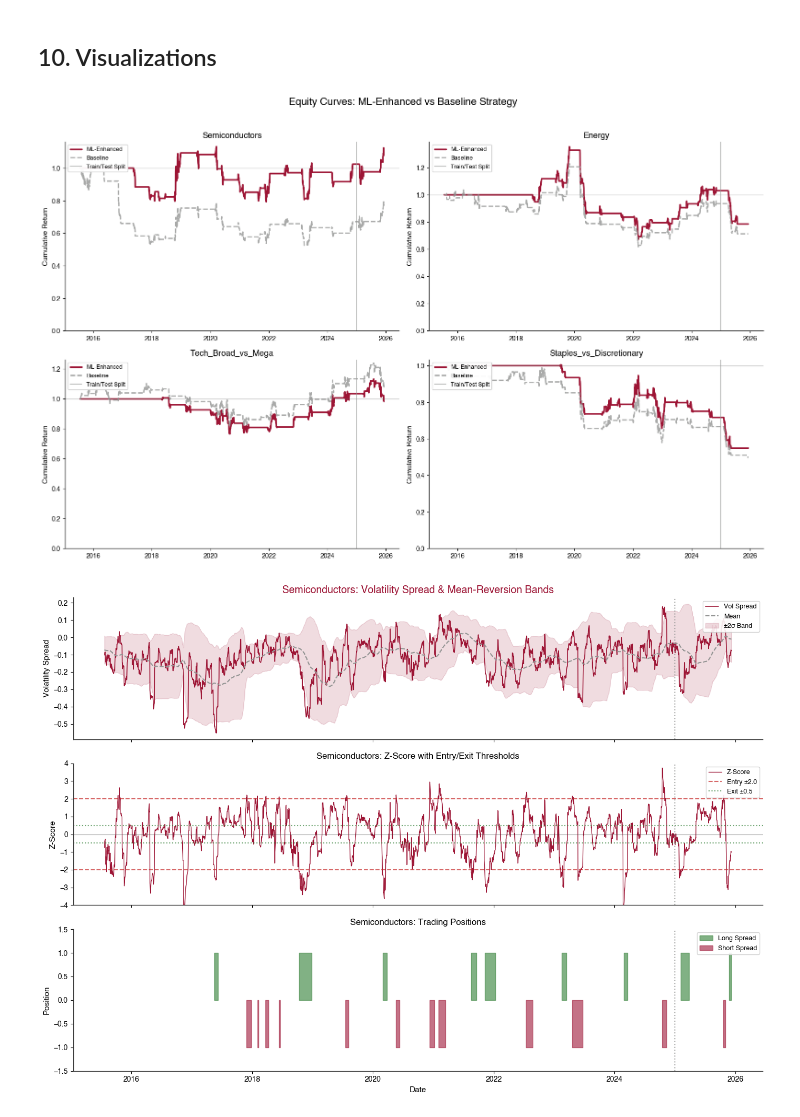
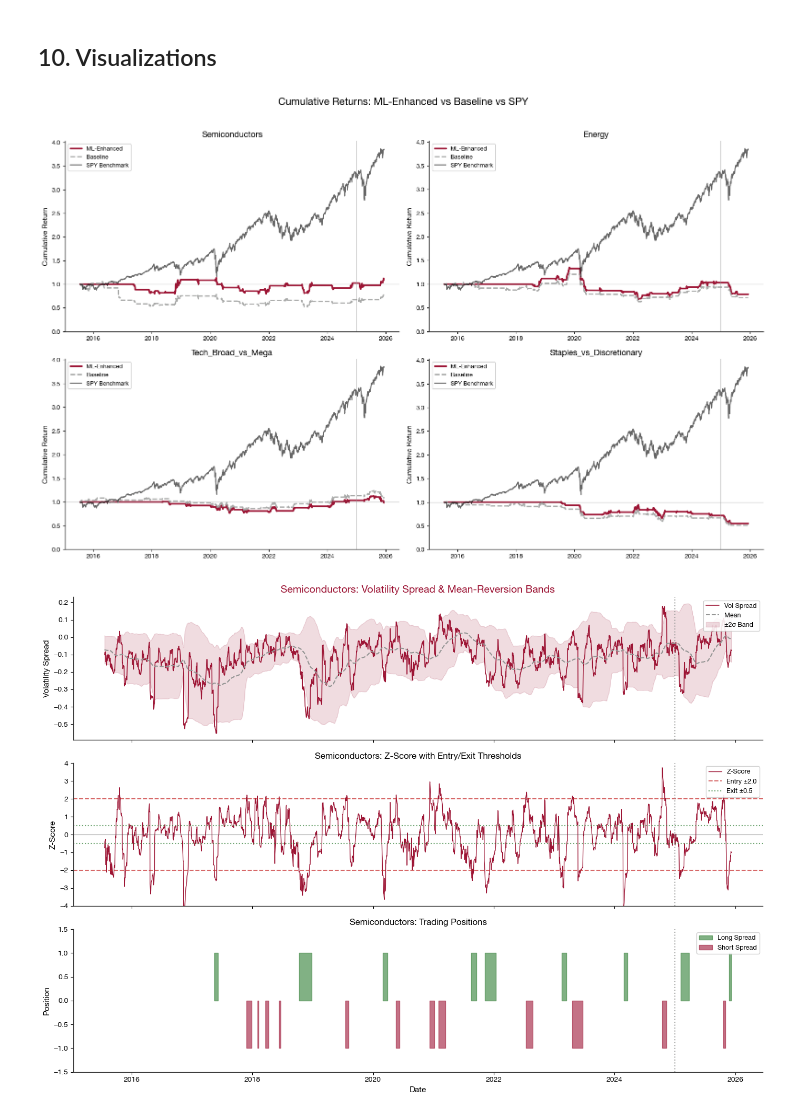
Before and after one commit to Ayan-Mahmood/QuantHFStrat, a Jupyter notebook: backtesting/v5_Enhanced_Visualization.ipynb, the cells around one changed output. Cells and saved outputs as stored; diff of their text form; code cells hidden in the pictures.

```diff
--- a/backtesting/v5_Enhanced_Visualization.ipynb
+++ b/backtesting/v5_Enhanced_Visualization.ipynb
@@ -73,7 +73,7 @@ COLOR_NEGATIVE = '#C62828'   # Red for losses
 plt.rcParams.update({
     # Font settings - Helvetica with bold for axes
     'font.family': 'sans-serif',
-    'font.sans-serif': ['Helvetica', 'Arial', 'DejaVu Sans'],
+    'font.sans-serif': ['Helvetica Neue', 'Helvetica', 'Arial', 'DejaVu Sans'],
     'font.size': 11,
     'axes.titlesize': 14,
     'axes.titleweight': 'bold',
@@ -1550,46 +1550,55 @@ Diversification Benefit: Average correlation of 0.03 between pairs
 # %% [markdown]
 ## 10. Visualizations
 # %%
+# CHART: Cumulative Returns (ML vs Baseline vs SPY) | SLIDE 9
 # =============================================================================
-# EQUITY CURVES - CLEAN STYLING
+# EQUITY CURVES - ML ENHANCED vs BASELINE vs SPY BENCHMARK
 # =============================================================================
 
 fig, axes = plt.subplots(2, 2, figsize=(16, 10))
 axes = axes.flatten()
 
 for idx, (name, df) in enumerate(results.items()):
     ax = axes[idx]
 
+    # Align SPY to same dates
+    spy_aligned = spy_returns.reindex(df.index).fillna(0)
+
     # Calculate cumulative returns
     cum_ml = (1 + df['ret_net']).cumprod()
     cum_baseline = (1 + df['ret_baseline_net']).cumprod()
+    cum_spy = (1 + spy_aligned).cumprod()
 
-    # Plot with Stevens colors
+    # Plot with Stevens colors - ML is primary, Baseline secondary, SPY benchmark
     ax.plot(df.index, cum_ml, label='ML-Enhanced', linewidth=2.5, color=STEVENS_RED)
     ax.plot(df.index, cum_baseline, label='Baseline', linewidth=2,
             linestyle='--', color=STEVENS_GRAY, alpha=0.8)
+    ax.plot(df.index, cum_spy, label='SPY Benchmark', linewidth=1.5,
+            linestyle='-', color='black', alpha=0.6)
 
     # Add 1.0 reference line (solid, subtle)
     ax.axhline(1, color='#666666', linewidth=1, linestyle='-', alpha=0.3)
 
     # Train/test split (solid line)
     ax.axvline(pd.Timestamp(TRAIN_END_DATE), color=STEVENS_GRAY, linestyle='-',
-               linewidth=1.5, alpha=0.6, label='Train/Test Split')
+               linewidth=1.5, alpha=0.4)
 
-    # Styling - no grid
+    # Styling - no grid, clean look
     ax.set_title(f'{name}', fontsize=13, fontweight='bold', color='black')
     ax.set_ylabel('Cumulative Return', fontsize=11, fontweight='bold')
     ax.legend(loc='upper left', fontsize=9, framealpha=0.95)
     ax.set_ylim(bottom=0)
     ax.spines['top'].set_visible(False)
     ax.spines['right'].set_visible(False)
+    ax.grid(False)  # Explicitly remove gridlines
 
-plt.suptitle('Equity Curves: ML-Enhanced vs Baseline Strategy',
+plt.suptitle('Cumulative Returns: ML-Enhanced vs Baseline vs SPY',
              fontsize=16, fontweight='bold', color='black', y=1.02)
 plt.tight_layout()
+plt.savefig('charts/cumulative_returns.png', dpi=150, bbox_inches='tight', facecolor='white')
 plt.show()
 # %% [output]
-[figure, old version]
+[figure, new version]
 # %%
 # =============================================================================
 # VOLATILITY SPREAD & Z-SCORE PLOTS - STEVENS STYLED
```
Also changed, not shown: parts of 9 cells of this notebook, 19 other files.
